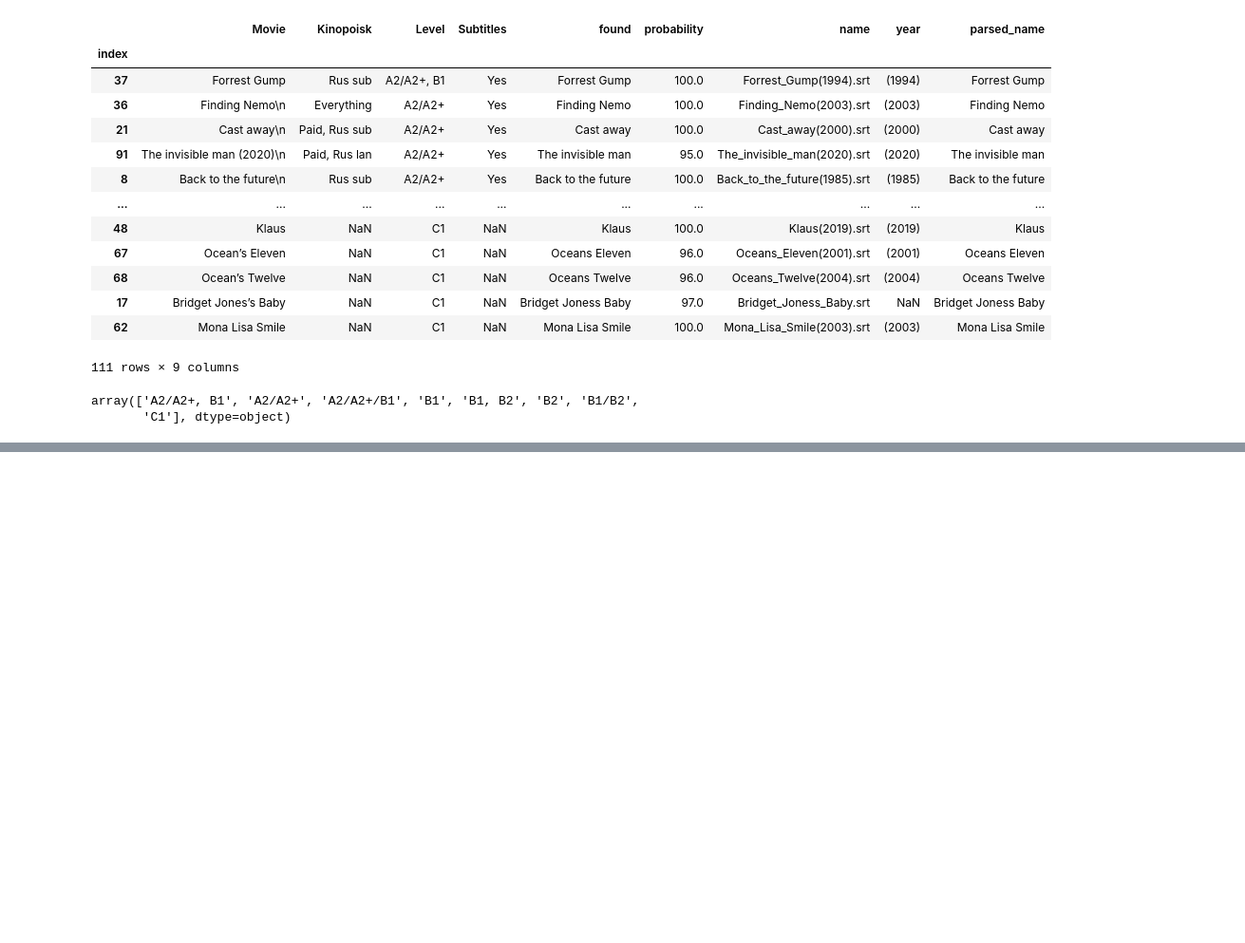
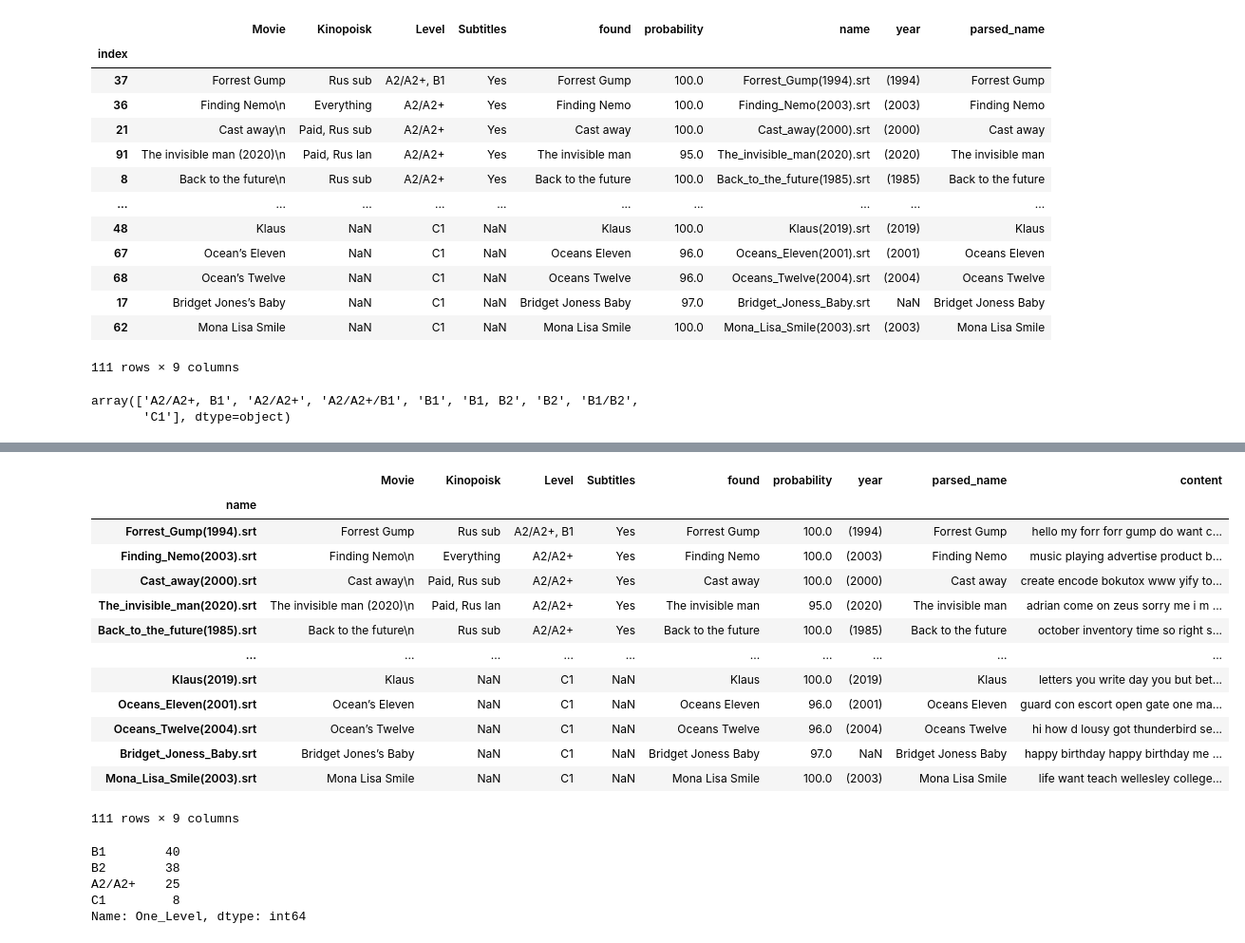
Before and after one commit to kirillva/workshop02, a Jupyter notebook: subtitles.ipynb, the cells around one changed output, grey strips where cells are left out. Shown at 95% size. Saved outputs shown, nothing was run; the diff lists cells and outputs as text; code cells hidden in the pictures; blank space fills up the shorter version.

```diff
--- a/subtitles.ipynb
+++ b/subtitles.ipynb
@@ -113,7 +151,7 @@ array(['A2/A2+, B1', 'A2/A2+', 'A2/A2+/B1', 'B1', 'B1, B2', 'B2', 'B1/B2',
 # %%
-# for index in films.index:
-#     name = films.loc[index, 'name']
-#     text = '|'.join(dframes[name]['content'])
-#     result = lemmatize(text)
-#     dframes[name]['content'] = pd.Series(result)
+for index in films.index:
+    name = films.loc[index, 'name']
+    text = '|'.join(dframes[name]['content'])
+    result = lemmatize(text)
+    dframes[name]['content'] = pd.Series(result)
 #     dframes[name].to_csv('Parsed/srt/' + name + '.csv')
@@ -119,0 +178,7 @@ array(['A2/A2+, B1', 'A2/A2+', 'A2/A2+/B1', 'B1', 'B1, B2', 'B2', 'B1/B2',
+# %%
+content = []
+titles = []
+
+for name in dframes:
+    titles.append(name)
+    content.append(' '.join(dframes[name]['content']))
@@ -119,0 +187,17 @@ array(['A2/A2+, B1', 'A2/A2+', 'A2/A2+/B1', 'B1', 'B1, B2', 'B2', 'B1/B2',
+# %%
+films
+# %% [output]
+|  | Movie | Kinopoisk | Level | Subtitles | found | probability | year | parsed_name | content |
+| name |  |  |  |  |  |  |  |  |  |
+| Forrest_Gump(1994).srt | Forrest Gump | Rus sub | A2/A2+, B1 | Yes | Forrest Gump | 100.0 | (1994) | Forrest Gump | hello my forr forr gump do want c... |
+| Finding_Nemo(2003).srt | Finding Nemo\n | Everything | A2/A2+ | Yes | Finding Nemo | 100.0 | (2003) | Finding Nemo | music playing advertise product b... |
+| Cast_away(2000).srt | Cast away\n | Paid, Rus sub | A2/A2+ | Yes | Cast away | 100.0 | (2000) | Cast away | create encode bokutox www yify to... |
+| The_invisible_man(2020).srt | The invisible man (2020)\n | Paid, Rus lan | A2/A2+ | Yes | The invisible man | 95.0 | (2020) | The invisible man | adrian come on zeus sorry me i m ... |
+| Back_to_the_future(1985).srt | Back to the future\n | Rus sub | A2/A2+ | Yes | Back to the future | 100.0 | (1985) | Back to the future | october inventory time so right s... |
+| ... | ... | ... | ... | ... | ... | ... | ... | ... | ... |
+| Klaus(2019).srt | Klaus | NaN | C1 | NaN | Klaus | 100.0 | (2019) | Klaus | letters you write day you but bet... |
+| Oceans_Eleven(2001).srt | Ocean’s Eleven | NaN | C1 | NaN | Oceans Eleven | 96.0 | (2001) | Oceans Eleven | guard con escort open gate one ma... |
+| Oceans_Twelve(2004).srt | Ocean’s Twelve | NaN | C1 | NaN | Oceans Twelve | 96.0 | (2004) | Oceans Twelve | hi how d lousy got thunderbird se... |
+| Bridget_Joness_Baby.srt | Bridget Jones’s Baby | NaN | C1 | NaN | Bridget Joness Baby | 97.0 | NaN | Bridget Joness Baby | happy birthday happy birthday me ... |
+| Mona_Lisa_Smile(2003).srt | Mona Lisa Smile | NaN | C1 | NaN | Mona Lisa Smile | 100.0 | (2003) | Mona Lisa Smile | life want teach wellesley college... |
+111 rows × 9 columns
@@ -119,0 +216,8 @@ array(['A2/A2+, B1', 'A2/A2+', 'A2/A2+/B1', 'B1', 'B1, B2', 'B2', 'B1/B2',
+# %%
+films['One_Level'].value_counts()
+# %% [output]
+B1        40
+B2        38
+A2/A2+    25
+C1         8
+Name: One_Level, dtype: int64
```
Also changed, not shown: parts of 10 cells of this notebook.
